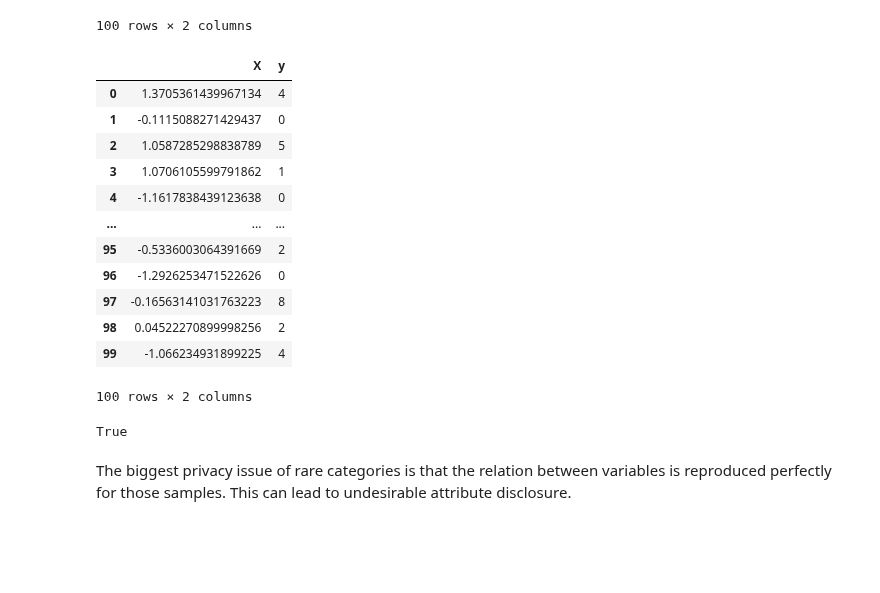
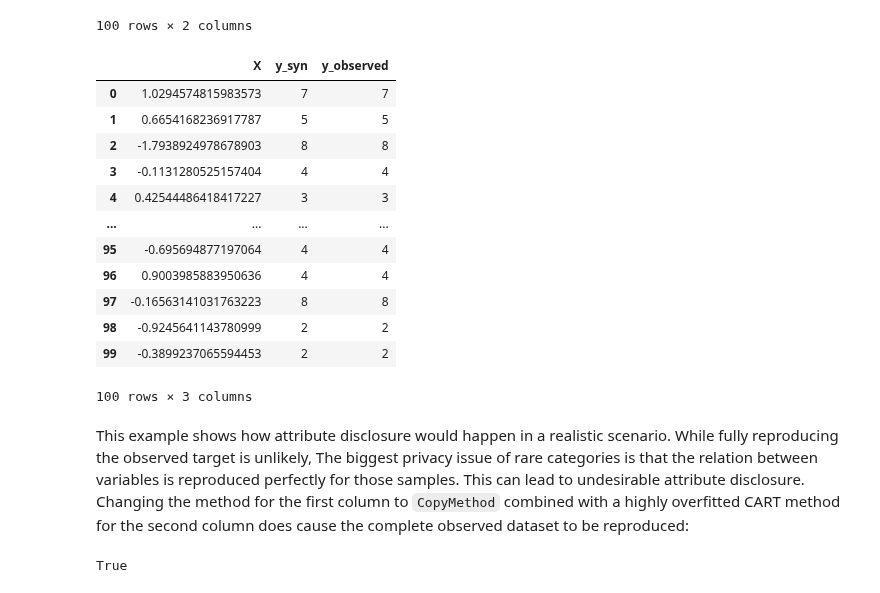
Before and after one commit to duonl/synthpop-py, a Jupyter notebook: docs/source/examples/privacy_issue.ipynb, the cells around one changed output. Cells and saved outputs as stored; diff of their text form; code cells hidden in the pictures; blank space fills up the shorter version.

```diff
--- a/docs/source/examples/privacy_issue.ipynb
+++ b/docs/source/examples/privacy_issue.ipynb
@@ -107,28 +105,35 @@ df
 # %%
 from synthpop.synthesiser import Synthesiser
 from synthpop.methods.copy_synth import CopyMethod
-synth = Synthesiser(special_syn_method = {"X":CopyMethod()})
+synth = Synthesiser()
 
 synth.fit(df)
 syn_df = synth.generate()
-syn_df
+syn_df.merge(df,on="X",suffixes=("_syn","_observed"))
 # %% [output]
-|  | X | y |
-| 0 | 1.3705361439967134 | 4 |
-| 1 | -0.1115088271429437 | 0 |
-| 2 | 1.0587285298838789 | 5 |
-| 3 | 1.0706105599791862 | 1 |
-| 4 | -1.1617838439123638 | 0 |
-| ... | ... | ... |
-| 95 | -0.5336003064391669 | 2 |
-| 96 | -1.2926253471522626 | 0 |
-| 97 | -0.16563141031763223 | 8 |
-| 98 | 0.04522270899998256 | 2 |
-| 99 | -1.066234931899225 | 4 |
+|  | X | y_syn | y_observed |
+| 0 | 1.0294574815983573 | 7 | 7 |
+| 1 | 0.6654168236917787 | 5 | 5 |
+| 2 | -1.7938924978678903 | 8 | 8 |
+| 3 | -0.1131280525157404 | 4 | 4 |
+| 4 | 0.42544486418417227 | 3 | 3 |
+| ... | ... | ... | ... |
+| 95 | -0.695694877197064 | 4 | 4 |
+| 96 | 0.9003985883950636 | 4 | 4 |
+| 97 | -0.16563141031763223 | 8 | 8 |
+| 98 | -0.9245641143780999 | 2 | 2 |
+| 99 | -0.3899237065594453 | 2 | 2 |
-100 rows × 2 columns
+100 rows × 3 columns
-# %%
-syn_df.equals(df)
-# %% [output]
-True
 # %% [markdown]
-The biggest privacy issue of rare categories is that the relation between variables is reproduced perfectly for those samples. This can lead to undesirable attribute disclosure.
+This example shows how attribute disclosure would happen in a realistic scenario. While fully reproducing the observed target is unlikely, The biggest privacy issue of rare categories is that the relation between variables is reproduced perfectly for those samples. This can lead to undesirable attribute disclosure. Changing the method for the first column to `CopyMethod` combined with a highly overfitted CART method for the second column does cause the complete observed dataset to be reproduced:
+# %%
+synth = Synthesiser(
+    special_syn_method={"X": CopyMethod()}
+)
+
+synth.fit(df)
+syn_df = synth.generate()
+
+syn_df.equals(df)
+# %% [output]
+True
```
Also changed, not shown: parts of 8 cells of this notebook, 3 other files.
